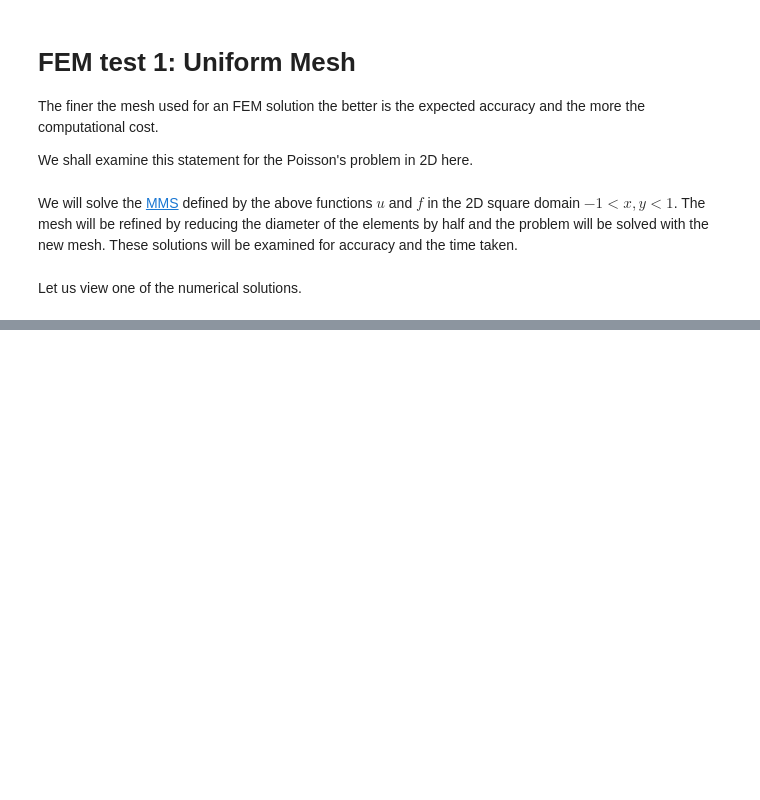
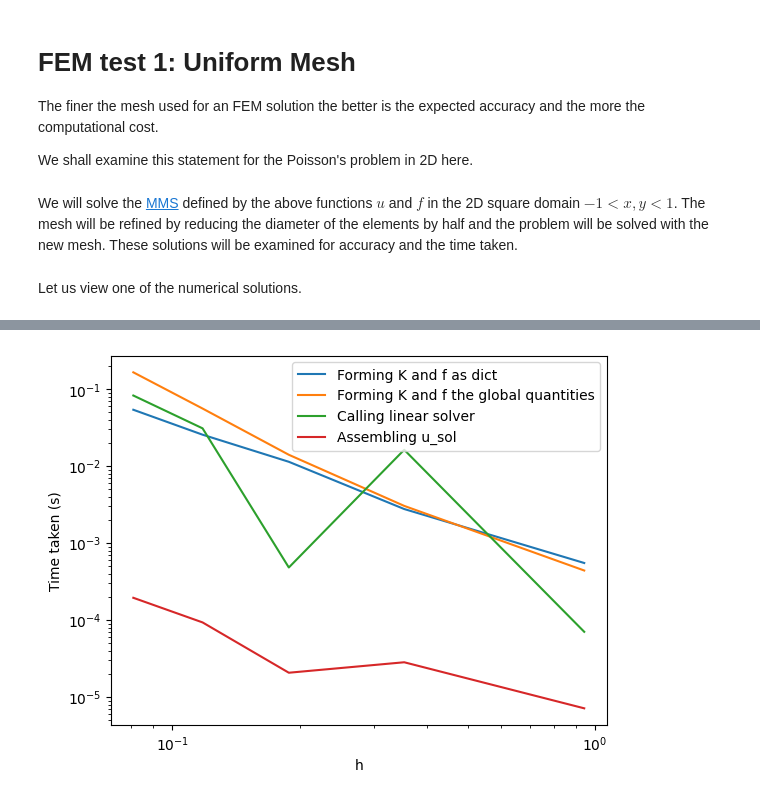
Before and after one commit to rajarshi99/testFEM, a Jupyter notebook: fem_test1.ipynb, the cells around one changed output, grey strips where cells are left out. Saved outputs shown, nothing was run; the diff lists cells and outputs as text; code cells hidden in the pictures; blank space fills up the shorter version.

```diff
--- a/fem_test1.ipynb
+++ b/fem_test1.ipynb
@@ -75,0 +100,25 @@ Find the diam h and rho of each element. Refer to page 9 in Mark Ainsworth
+# %%
+collected_time_logs = {}
+
+for p_2d in p_2d_list:
+    for item in p_2d.time_logs:
+        message = item[1]
+        if message in collected_time_logs:
+            collected_time_logs[message].append(item[0])
+        else:
+            collected_time_logs[message] = [item[0]]
+
+for label,time_taken in collected_time_logs.items():
+    #print(label, time_taken)
+    plt.plot(h_mean_list, time_taken, label = label)
+
+plt.xscale('log')
+plt.yscale('log')
+
+plt.xlabel('h')
+plt.ylabel('Time taken (s)')
+
+plt.legend()
+plt.show()
+# %% [output]
+[figure, added]
```
Also changed, not shown: parts of 6 cells of this notebook, 1 other file.
